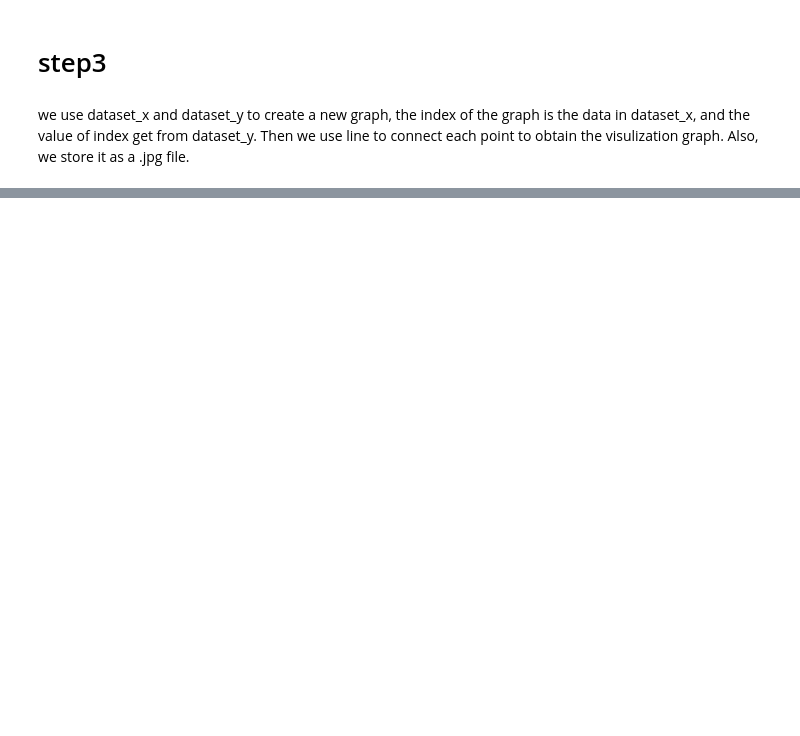
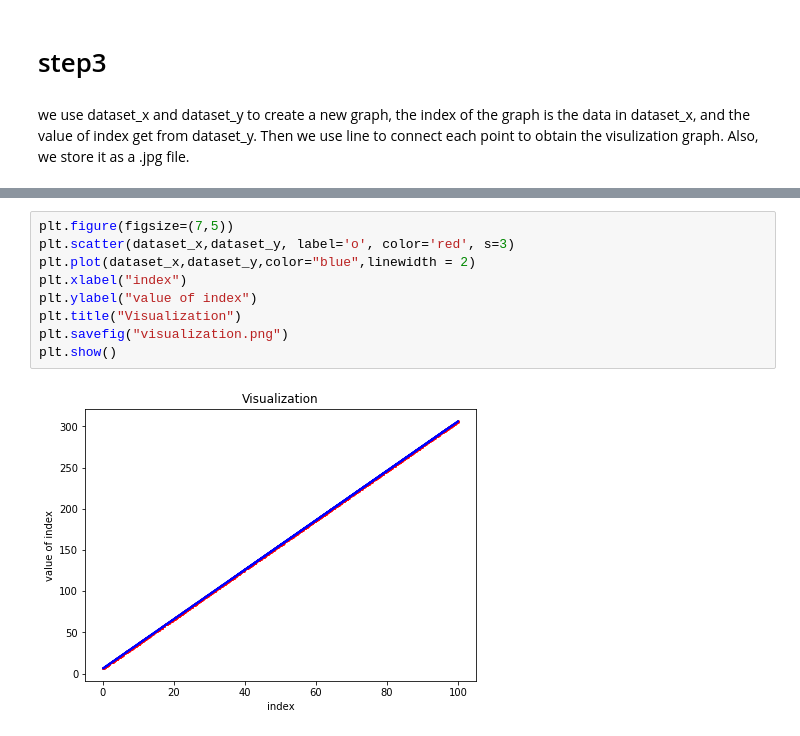
Before and after one commit to 2133649586/INF560-HW4, a Jupyter notebook: 560_hw2.ipynb, the cells around one changed output, grey strips where cells are left out. Cells and saved outputs as stored; diff of their text form; blank space fills up the shorter version.

```diff
--- a/560_hw2.ipynb
+++ b/560_hw2.ipynb
@@ -20,0 +45,11 @@ we use dataset_x and dataset_y to create a new graph, the index of the graph is
+# %%
+plt.figure(figsize=(7,5))
+plt.scatter(dataset_x,dataset_y, label='o', color='red', s=3)
+plt.plot(dataset_x,dataset_y,color="blue",linewidth = 2)
+plt.xlabel("index")
+plt.ylabel("value of index")
+plt.title("Visualization")
+plt.savefig("visualization.png")
+plt.show()
+# %% [output]
+[figure, added]
```
Also changed, not shown: parts of 5 cells of this notebook.
